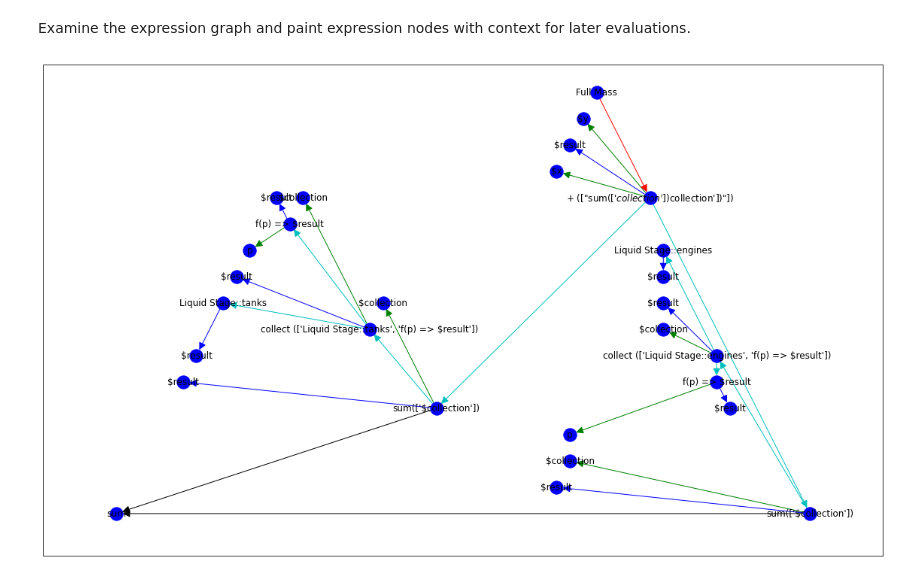
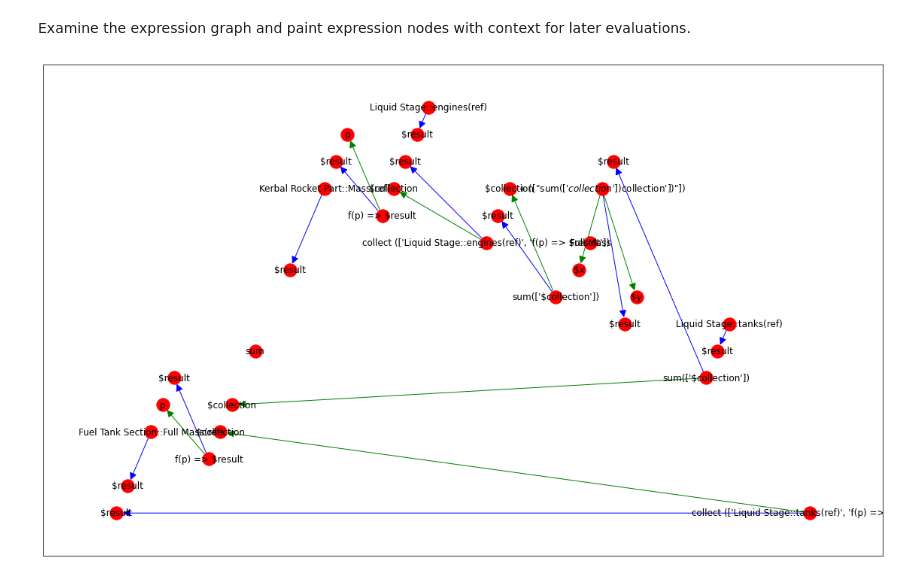
Before and after one commit to bjorncole/pyMBE, a Jupyter notebook: notebooks/Example Model Interpretation.ipynb, the cells around one changed output. Saved outputs shown, nothing was run; the diff lists cells and outputs as text; code cells hidden in the pictures.

Commit message:
Working expressions and collect

```diff
--- a/notebooks/Example Model Interpretation.ipynb
+++ b/notebooks/Example Model Interpretation.ipynb
@@ -441,7 +421,7 @@ len(expressions)
 def expression_signature(expr):
     if expr['@type'] == 'FeatureReferenceExpression':
         fre = working_model.get_data_by_id(expr['referent']['@id'])
-        return working_model.get_name_by_id(fre['owner']['@id']) + '::' + fre['name']
+        return working_model.get_name_by_id(fre['owner']['@id']) + '::' + fre['name'] + '(ref)'
     elif expr['@type'] == 'OperatorExpression':
         oper = expr['operator']
         paras = [expression_signature(working_model.get_data_by_id(para['@id'])) for para in expr['operand']]
@@ -515,6 +495,18 @@ for rel in relations:
 
             print (expression_signature(owner) + ' =FM=> ' + expression_signature(expr))
 
+    elif rel['@type'] == 'ResultExpressionMembership':
+        if 'Expression' in working_model.get_data_by_id(rel['memberFeature']['@id'])['@type']:
+            if working_model.get_metaclass_by_id(rel['memberFeature']['@id']) != 'AttributeUsage':
+                owner = working_model.get_data_by_id(rel['owningType']['@id'])
+                expr = working_model.get_data_by_id(rel['memberFeature']['@id'])
+
+                expression_graph.add_node(owner['@id'], label=expression_signature(owner))
+                expression_graph.add_node(expr['@id'], label=expression_signature(expr))
+                expression_graph.add_edge(owner['@id'], expr['@id'], kind='FeatureMembership')
+
+            print (expression_signature(owner) + ' =REM=> ' + expression_signature(expr))
+
     elif rel['@type'] == 'FeatureTyping':
         if 'Expression' in working_model.get_data_by_id(rel['typedFeature']['@id'])['@type']:
             typ = working_model.get_data_by_id(rel['type']['@id'])
@@ -596,39 +591,43 @@ for comp in NX.connected_components(expression_graph.to_undirected()):
     fv_edges = []
     ft_edges = []
     fm_edges = []
+    rem_edges = []
 
     for edg in connected_sub.edges.data("kind"):
         if edg[2] == 'ReturnParameterMembership':
             rpm_edges.append([edg[0], edg[1]])
         elif edg[2] == 'ParameterMembership':
             pm_edges.append([edg[0], edg[1]])
         elif edg[2] == 'FeatureValue':
             fv_edges.append([edg[0], edg[1]])
         elif edg[2] == 'FeatureTyping':
             ft_edges.append([edg[0], edg[1]])
         elif edg[2] == 'FeatureMembership':
             fm_edges.append([edg[0], edg[1]])
+        elif edg[2] == 'ResultExpressionMembership':
+            rem_edges.append([edg[0], edg[1]])
 
     # only plot non-trivial
     if len(comp) > 4:
 
         plt.figure(figsize=(20, 12))
 
-        NX.draw_networkx_nodes(connected_sub, pos, nodelist=comp, node_color="b")
+        NX.draw_networkx_nodes(connected_sub, pos, nodelist=comp, node_color="r")
 
         NX.draw_networkx_edges(connected_sub, pos, edgelist=rpm_edges, edge_color="b", arrowsize=20)
-        NX.draw_networkx_edges(connected_sub, pos, edgelist=ft_edges, edge_color="k", arrowsize=20)
+        #NX.draw_networkx_edges(connected_sub, pos, edgelist=ft_edges, edge_color="k", arrowsize=20)
         NX.draw_networkx_edges(connected_sub, pos, edgelist=pm_edges, edge_color="g", arrowsize=20)
-        NX.draw_networkx_edges(connected_sub, pos, edgelist=fv_edges, edge_color="r", arrowsize=20)
-        NX.draw_networkx_edges(connected_sub, pos, edgelist=fm_edges, edge_color="c", arrowsize=20)
+        #NX.draw_networkx_edges(connected_sub, pos, edgelist=fv_edges, edge_color="r", arrowsize=20)
+        #NX.draw_networkx_edges(connected_sub, pos, edgelist=fm_edges, edge_color="c", arrowsize=20)
+        NX.draw_networkx_edges(connected_sub, pos, edgelist=rem_edges, edge_color="m", arrowsize=20)
 
         NX.draw_networkx_labels(connected_sub, pos, banded_labels, font_size=12)
 
         #NX.draw_planar(connected_sub,
         #               edgelist=connected_sub.edges,
         #               labels=banded_labels,
         #              edge_color=colors,
         #              arrowsize=20)
 # %% [output]
-[figure, old version]
+[figure, new version]
 # %%
```
Also changed, not shown: parts of 26 cells of this notebook, 1 other file.
